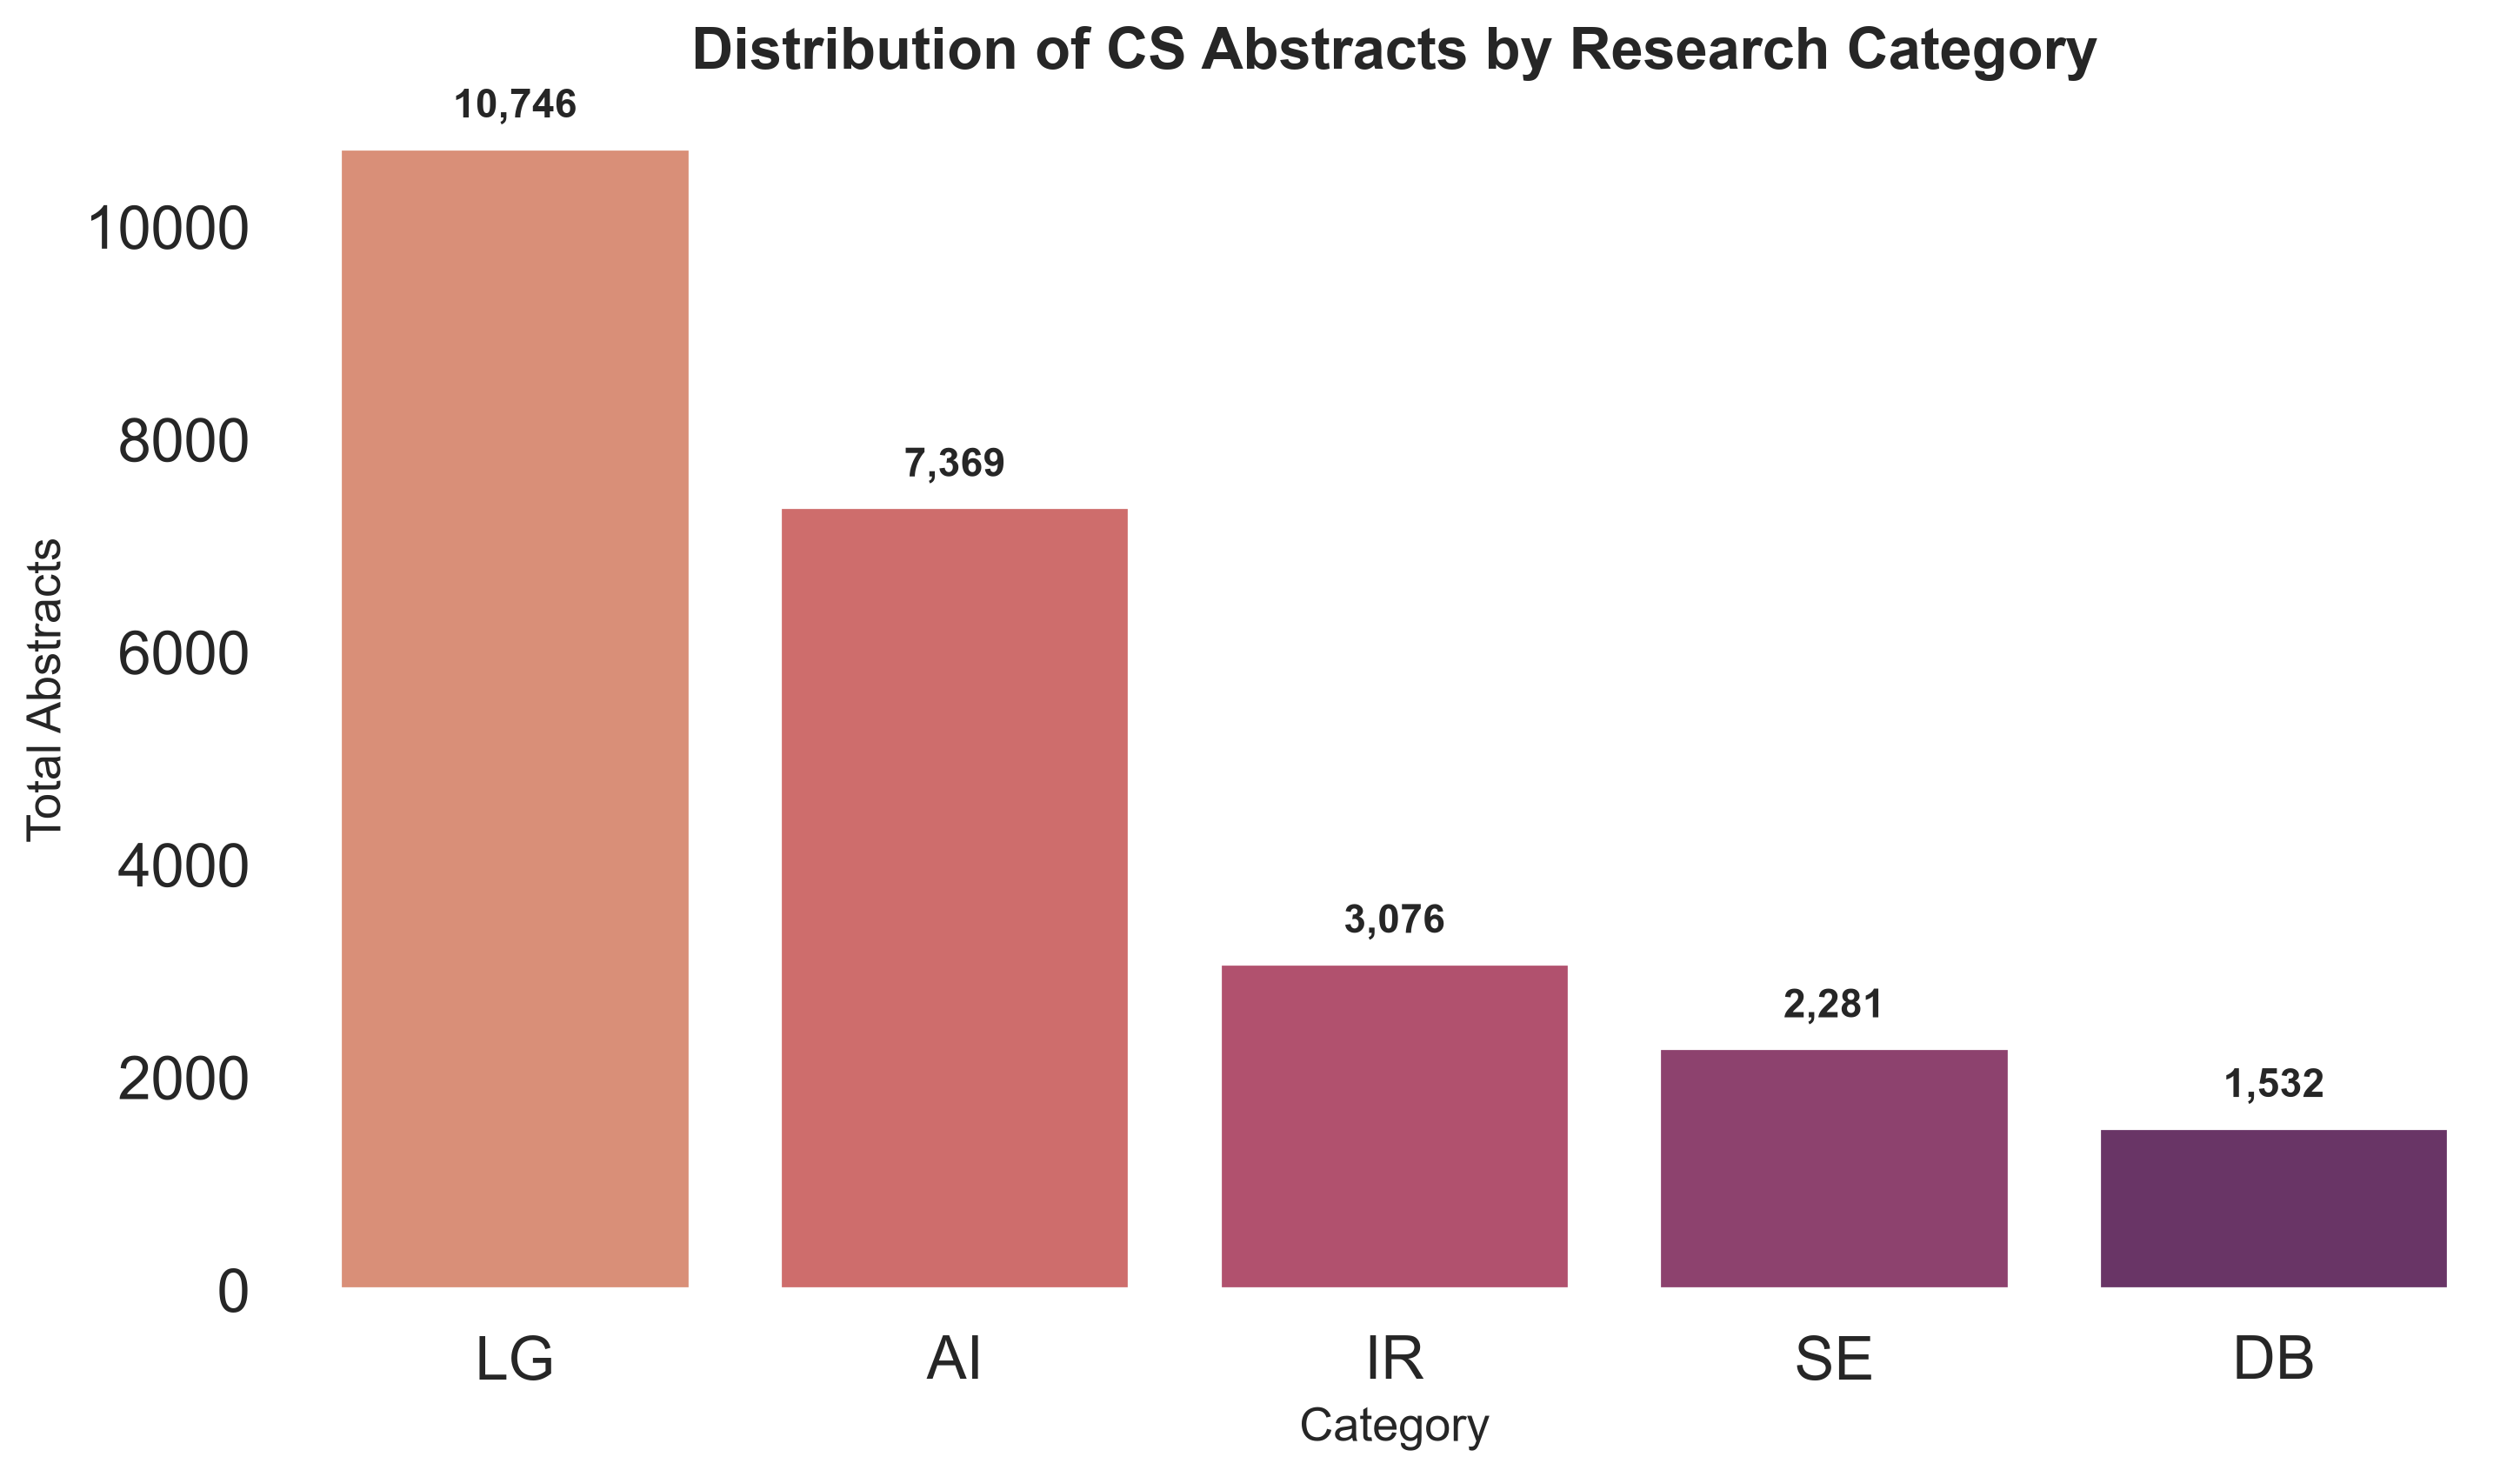
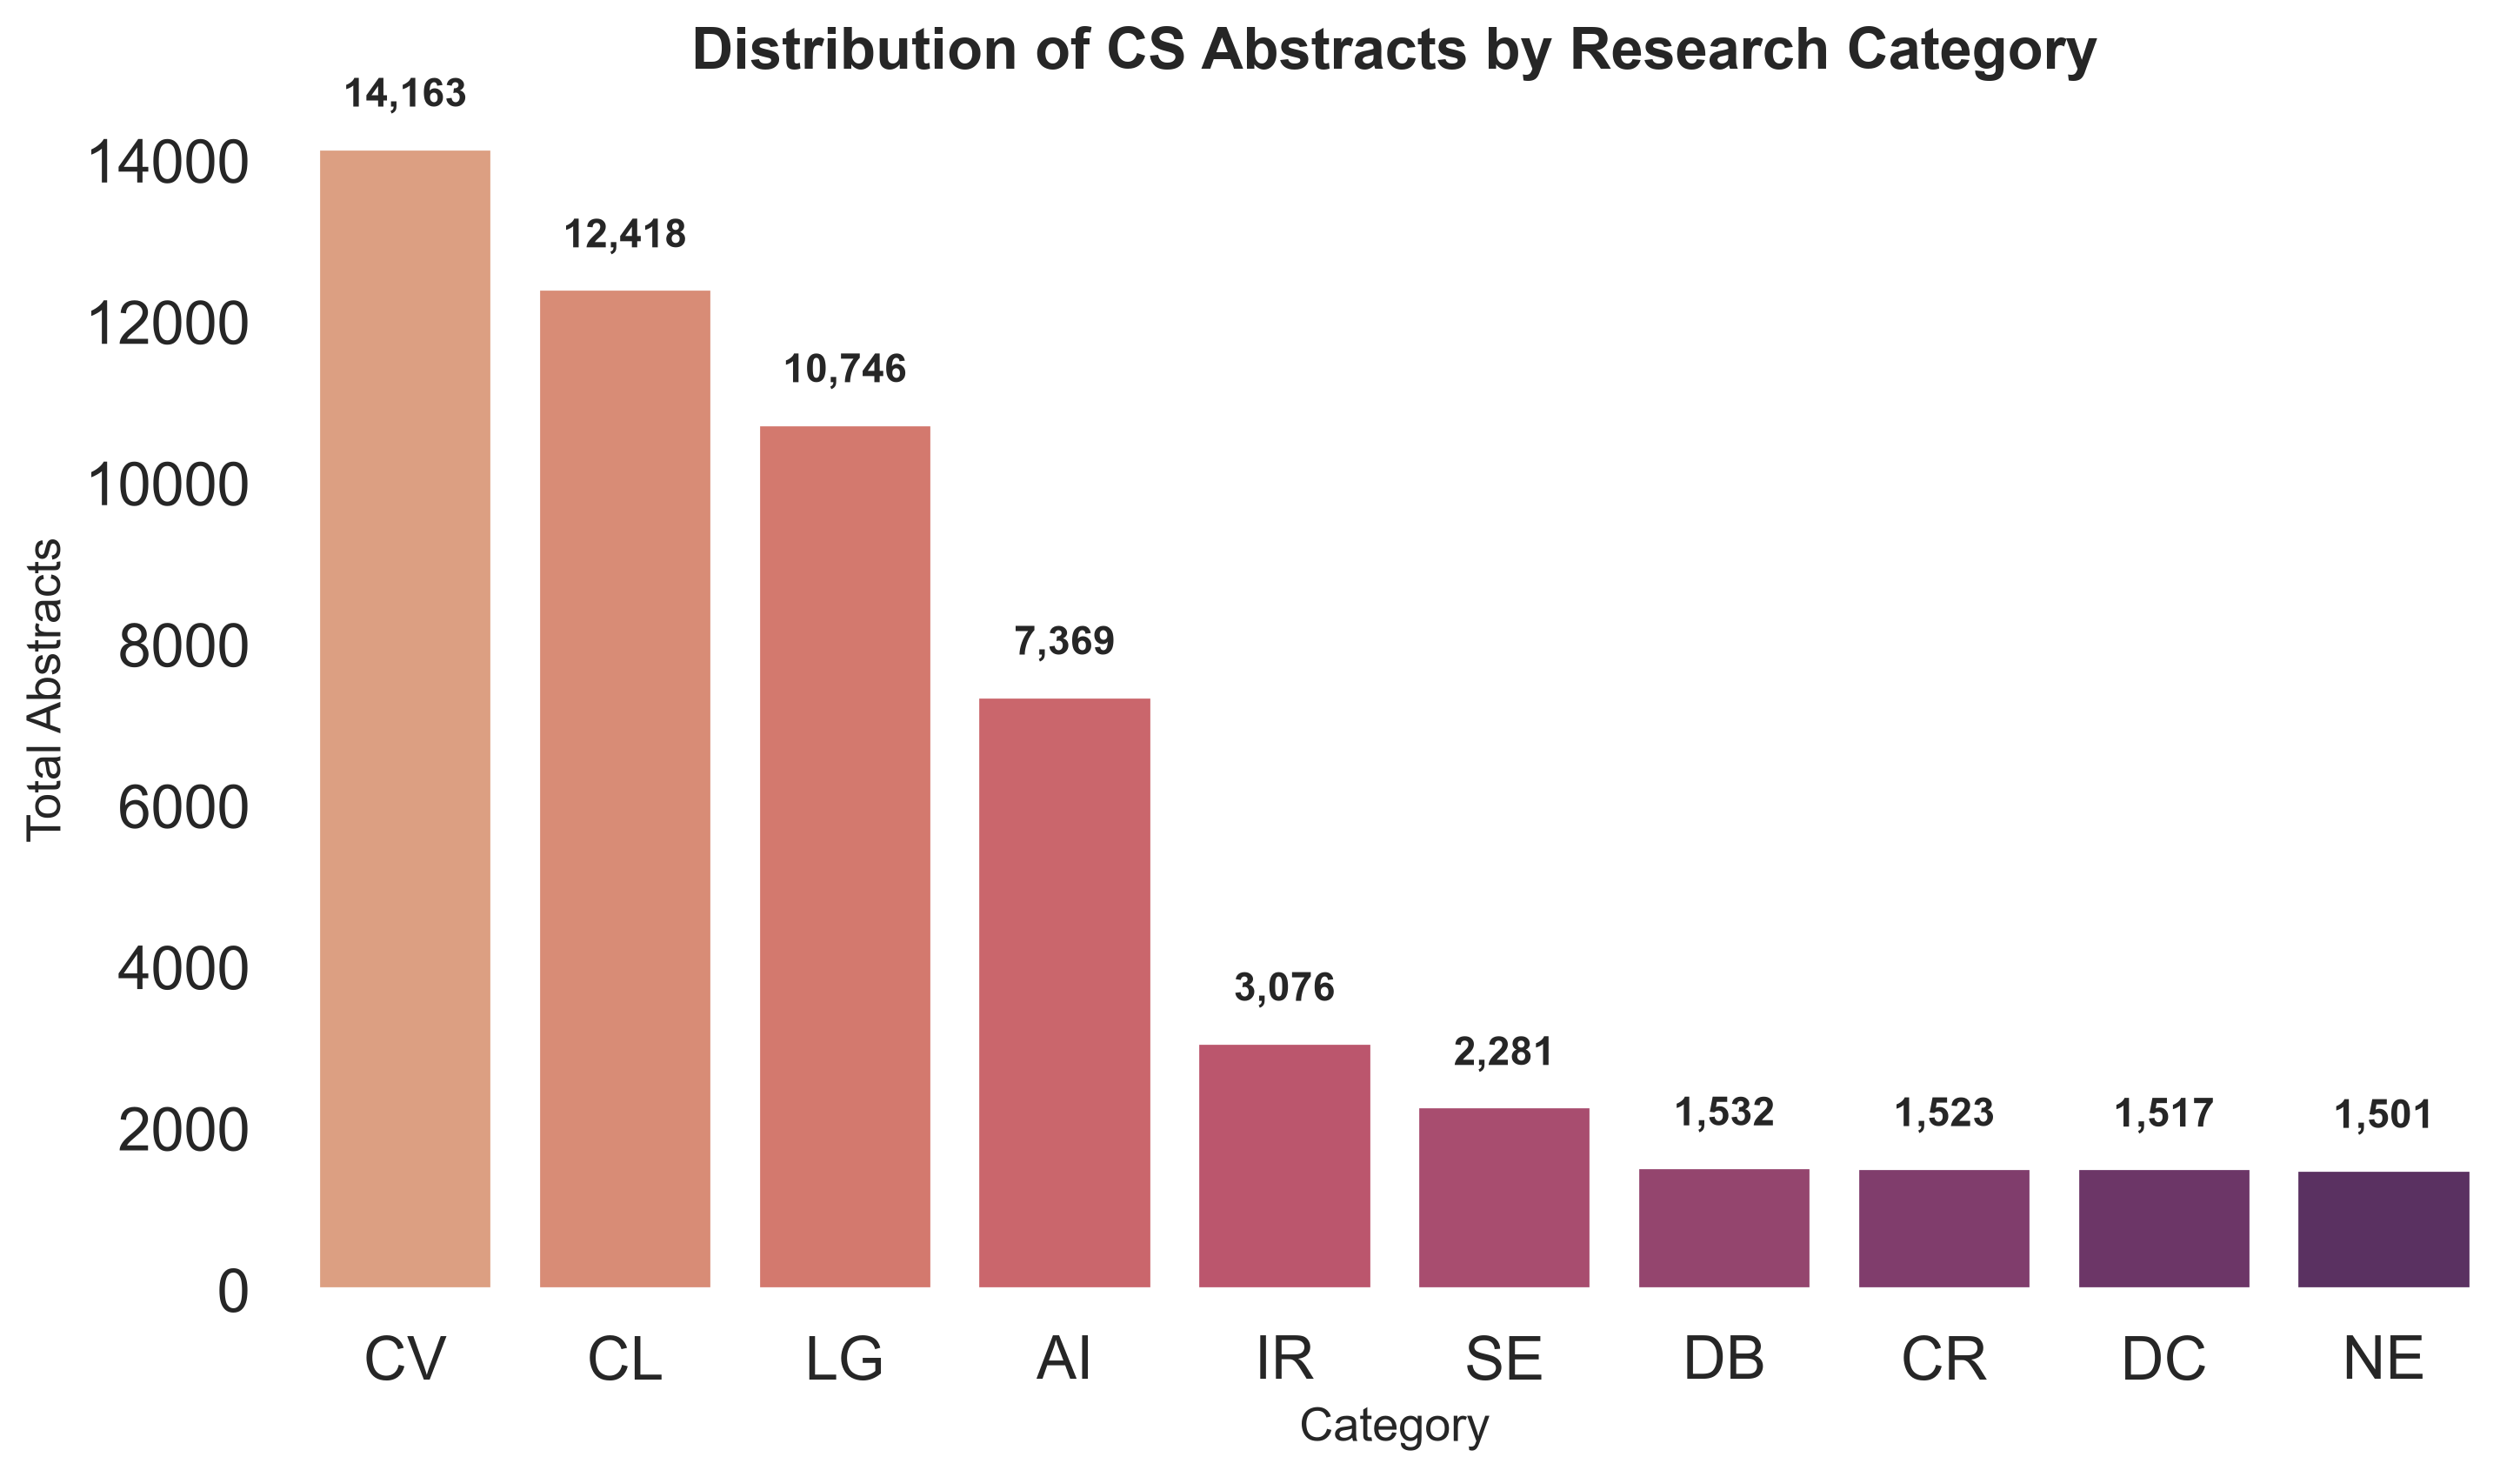
The change to this notebook cell's code, shown as a diff; its figure went from the first image to the second:
--- before
+++ after
@@ -6,10 +6,17 @@
 # Data
 # -------------------------
-data = {
+data_sakhiur = {
     "Category": ["AI", "LG", "DB", "IR", "SE"],
     "Total Abstracts": [7369, 10746, 1532, 3076, 2281]
 }
-
-df = pd.DataFrame(data)
+data_sadman ={
+    "Category": ["CL", "CR", "CV", "DC", "NE"],
+    "Total Abstracts": [12418, 1523, 14163, 1517, 1501]
+}
+data_combined = {
+    "Category": data_sakhiur["Category"] + data_sadman["Category"],
+    "Total Abstracts": data_sakhiur["Total Abstracts"] + data_sadman["Total Abstracts"]
+}
+df = pd.DataFrame(data_combined)
 
 # Sort for better visual hierarchy
@@ -45,5 +52,5 @@
         fontsize=11,
         fontweight='bold',
-        xytext=(0, 6),
+        xytext=(0, 9),
         textcoords='offset points'
     )
@@ -55,5 +62,4 @@
 ax.set_xlabel("Category", fontsize=13)
 ax.set_ylabel("Total Abstracts", fontsize=13)
-
 sns.despine(left=True, bottom=True)
 
@@ -61,5 +67,7 @@
 
 # Save for paper / report
-# plt.savefig("cs_abstract_distribution.png", dpi=300, bbox_inches="tight")
+# plt.savefig("cs_abstract_distribution_sakhiur.png", dpi=300, bbox_inches="tight")
+# plt.savefig("cs_abstract_distribution_sadman.png", dpi=300, bbox_inches="tight")
+plt.savefig("cs_abstract_distribution_combined.png", dpi=300, bbox_inches="tight")
 
 plt.show()

Commit: feat(figure): add cs abstract distribution figures and scripts